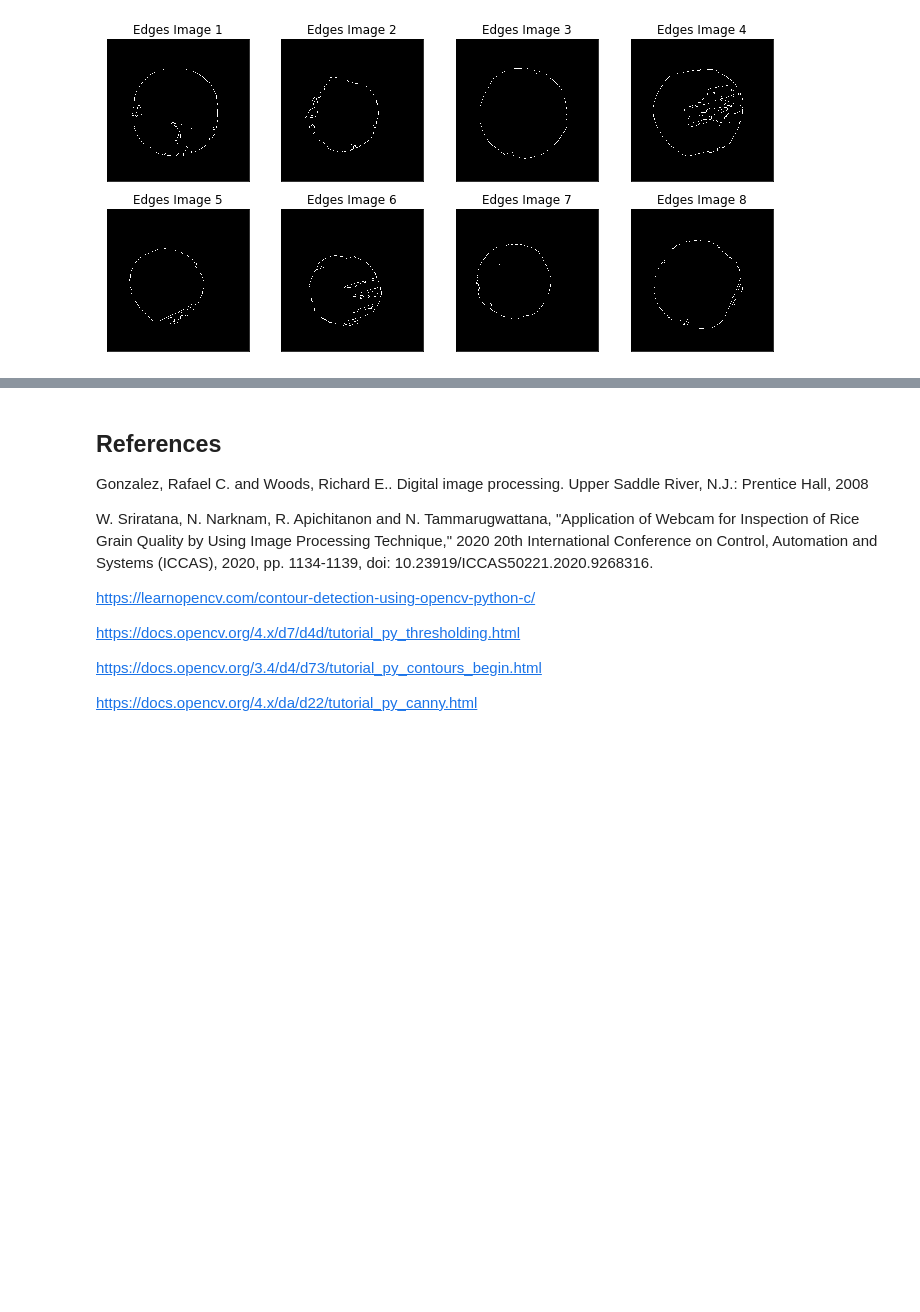
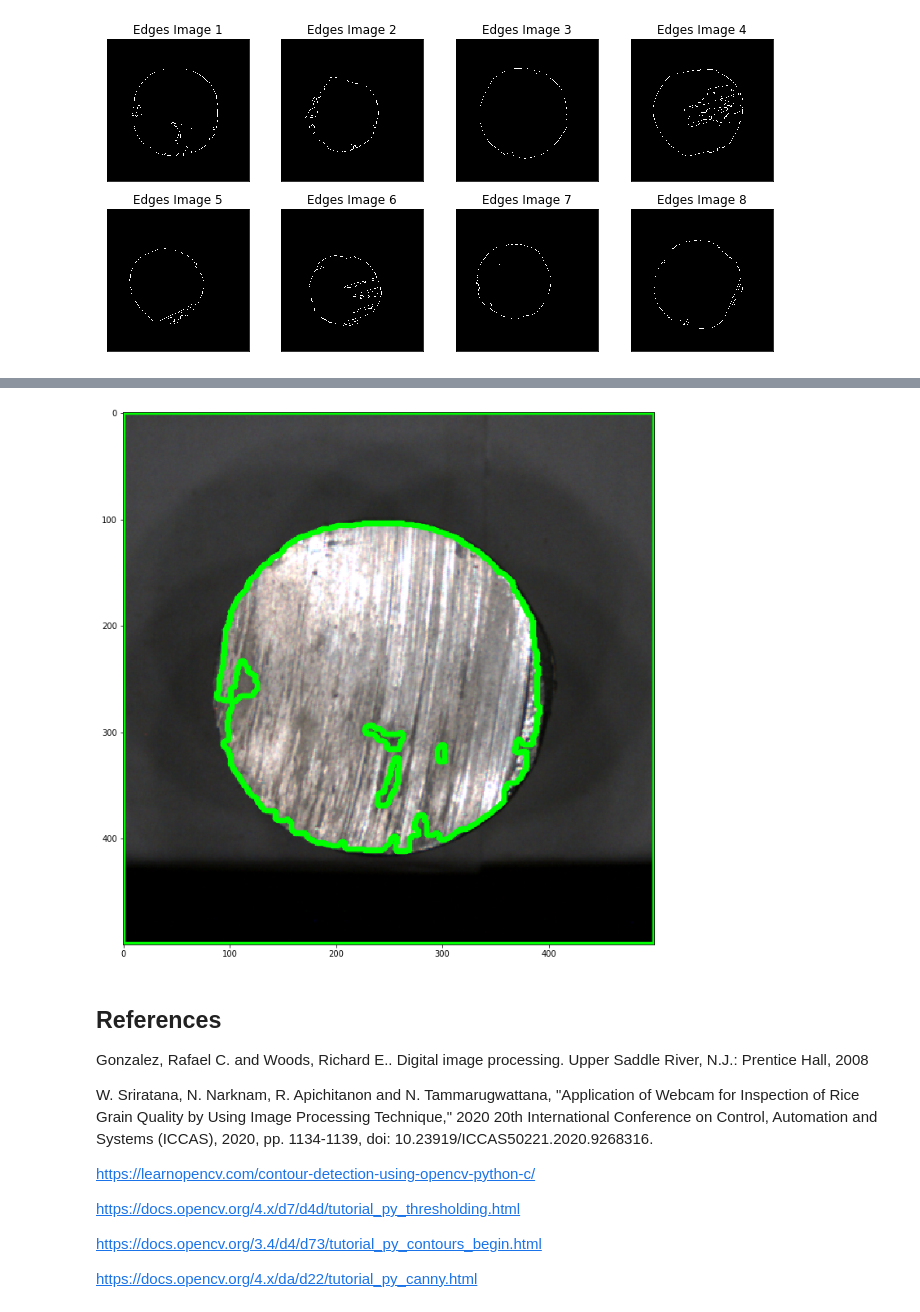
Before and after one commit to rad-mit/CS5102-Digital-Image-Processing-Project, a Jupyter notebook: Project/DIP_Project_2.ipynb, the cells around one changed output, grey strips where cells are left out. Saved outputs shown, nothing was run; the diff lists cells and outputs as text; code cells hidden in the pictures; blank space fills up the shorter version.

```diff
--- a/Project/DIP_Project_2.ipynb
+++ b/Project/DIP_Project_2.ipynb
@@ -195,3 +215,24 @@ for i in range(len(otsu_images)):
+# %%
+rgb=rgb_images
+im=cv2.bitwise_not(edge_images[0])
+image_copy1 = im.copy()
+# plt.imshow(image_copy1,'gray')
+# plt.show()
+#findContours works only on grayscale images
+contours1, hierarchy1 = cv2.findContours(image_copy1, cv2.RETR_TREE, cv2.CHAIN_APPROX_SIMPLE)
+# plt.imshow(image_copy1,'gray')
+# plt.show()
+# draw contours on the original image for `CHAIN_APPROX_SIMPLE`
+#drawContours works only on rgb images
+cv2.drawContours(rgb[0], contours1, -1, (0,255,0), 2, cv2.LINE_AA)
+
+# see the results
+plt.imshow(rgb[0],'gray')
+plt.show()
+#contours1
+#plt.imshow(im, 'gray')
+# %% [output]
+[figure, added]
 # %% [markdown]
 ## References
 
```
Also changed, not shown: parts of 3 cells of this notebook.
